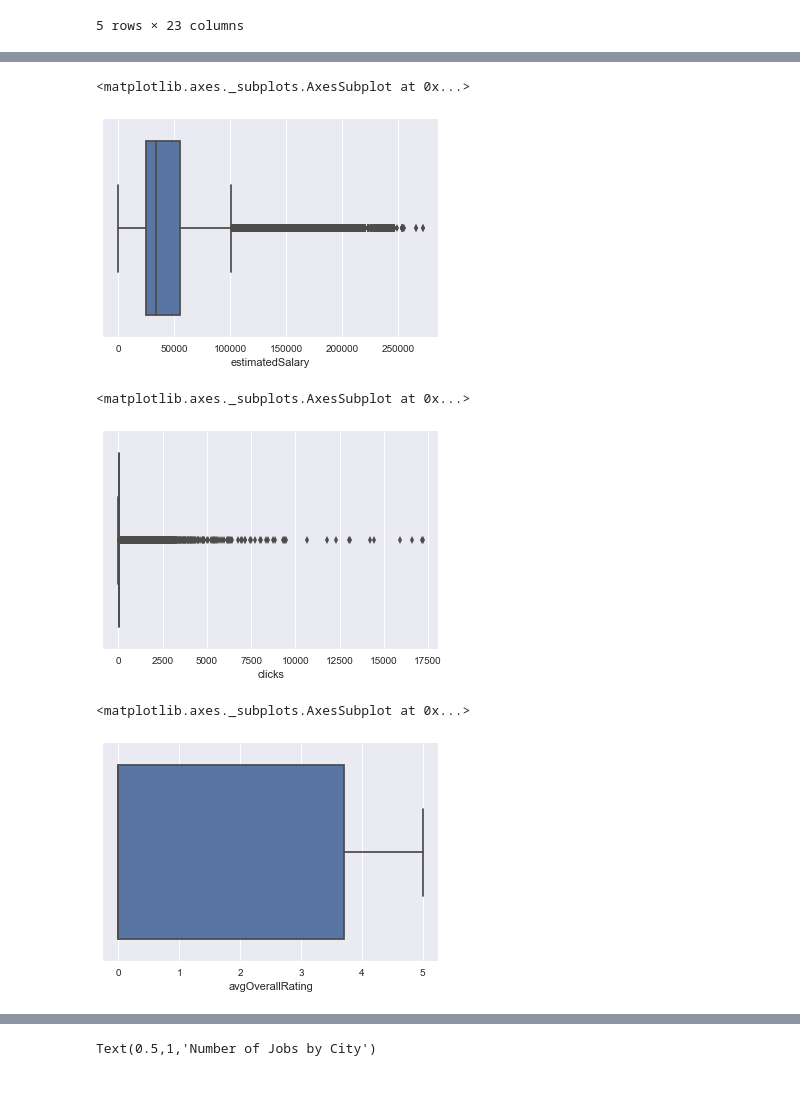
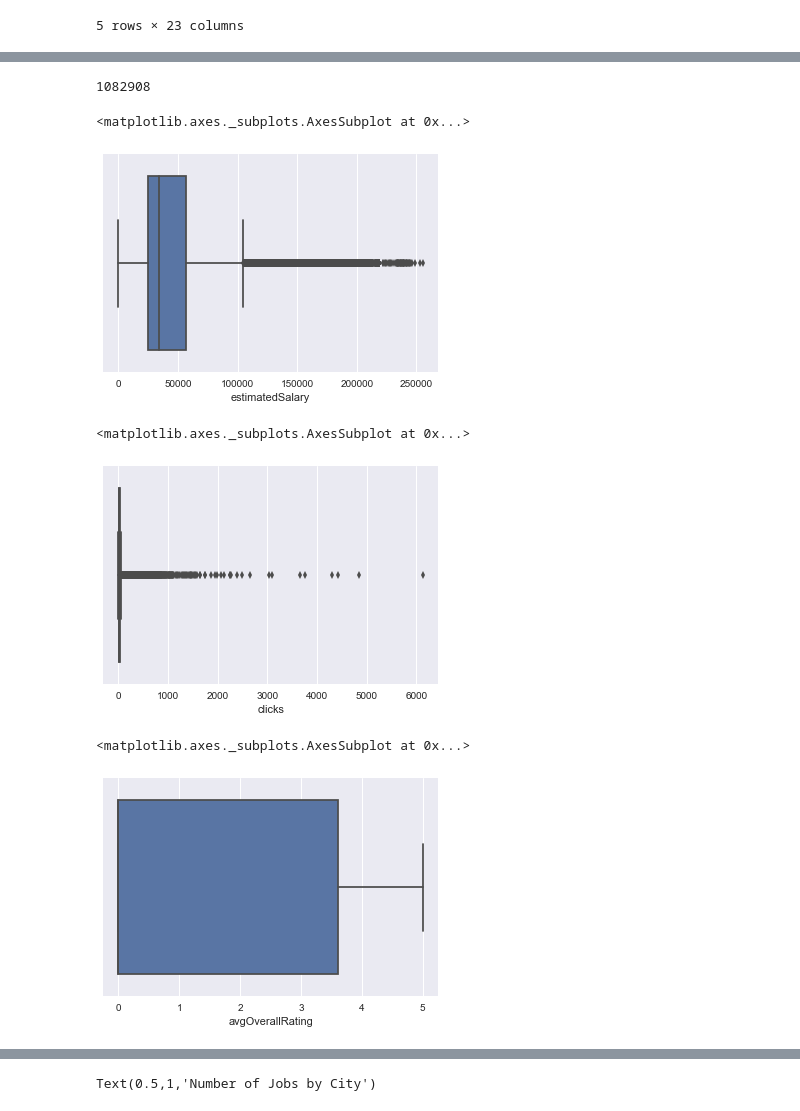
Before and after one commit to gtpash/df2018, a Jupyter notebook: SamEDA.ipynb, the cells around one changed output, grey strips where cells are left out. Saved outputs shown, nothing was run; the diff lists cells and outputs as text; code cells hidden in the pictures.

```diff
--- a/SamEDA.ipynb
+++ b/SamEDA.ipynb
@@ -18,0 +49,2 @@ data.head()
+# %%
+jobs=data.groupby("jobId")
@@ -19,16 +73,20 @@ data.head()
+# %%
+data.jobId.nunique()
+# %% [output]
+1082908
 # %%
-sns.boxplot(data["estimatedSalary"])
+sns.boxplot(jobs["estimatedSalary"].mean())
 # %% [output]
 <matplotlib.axes._subplots.AxesSubplot at 0x...>
-[figure, old version]
+[figure, new version]
 # %%
-sns.boxplot(data["clicks"])
+sns.boxplot(jobs["clicks"].mean())
 # %% [output]
 <matplotlib.axes._subplots.AxesSubplot at 0x...>
-[figure, old version]
+[figure, new version]
 # %%
-sns.boxplot(data["avgOverallRating"])
+sns.boxplot(jobs["avgOverallRating"].mean())
 # %% [output]
 <matplotlib.axes._subplots.AxesSubplot at 0x...>
-[figure, old version]
+[figure, new version]
 # %%
```
Also changed, not shown: parts of 11 cells of this notebook, 3 other files.
